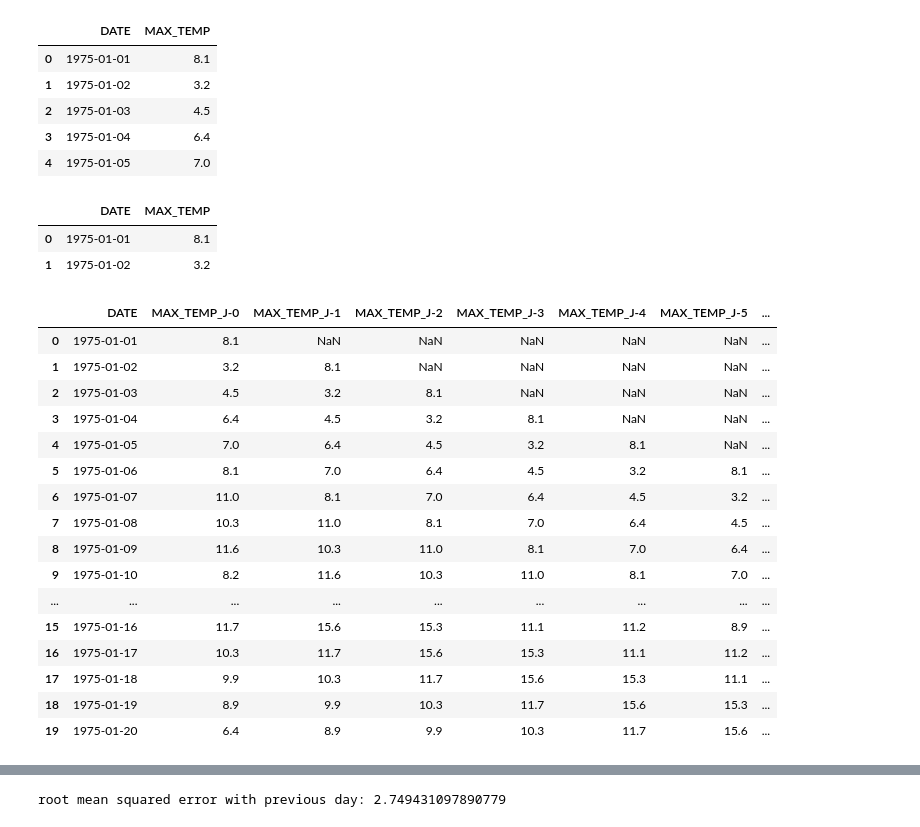
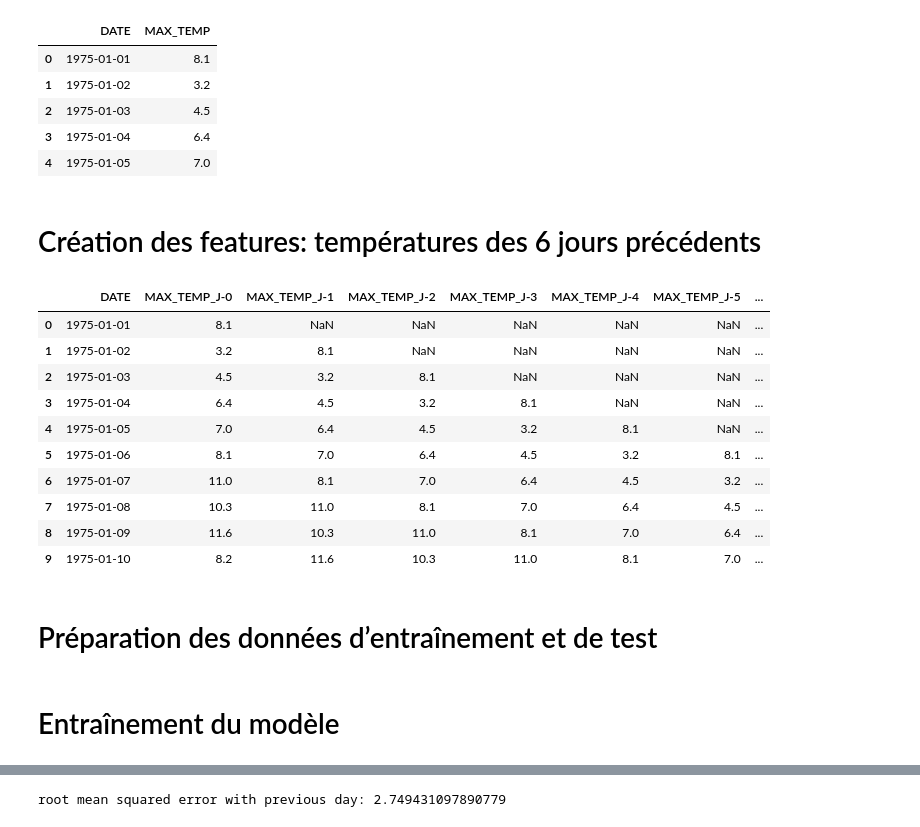
Before and after one commit to VincentVillet/temperatures-predictions, a Jupyter notebook: 2_random_forest_prediction.ipynb, the cells around one changed output, grey strips where cells are left out. Cells and saved outputs as stored; diff of their text form; code cells hidden in the pictures.

```diff
--- a/2_random_forest_prediction.ipynb
+++ b/2_random_forest_prediction.ipynb
@@ -17,45 +19,31 @@ full_meteo.head()
 | 2 | 1975-01-03 | 4.5 |
 | 3 | 1975-01-04 | 6.4 |
 | 4 | 1975-01-05 | 7.0 |
-# %%
-test_df = full_meteo[full_meteo["DATE"] <= datetime(1975, 1, 2)]
-test_df.head()
-# %% [output]
-|  | DATE | MAX_TEMP |
-| 0 | 1975-01-01 | 8.1 |
-| 1 | 1975-01-02 | 3.2 |
+# %% [markdown]
+# Création des features: températures des 6 jours précédents
 # %%
-df_list = []
+final_df = full_meteo.copy()
+
 for i in range(7):
-    df = full_meteo.copy()
-    df["DATE"] = df["DATE"].apply(lambda x: x + timedelta(days=i))
-    df = df.rename(columns={"MAX_TEMP": "MAX_TEMP_J-{}".format(str(i))})
-    df_list.append(df)
+    final_df["MAX_TEMP_J-{}".format(str(i))] = final_df["MAX_TEMP"].shift(i)
 
-final_df = df_list[0]
-for df in df_list[1:]:
-    final_df = pd.merge(final_df, df, on="DATE", how="left")
-
+final_df.drop("MAX_TEMP", axis=1, inplace=True)
 final_df["DAY_OF_YEAR"] = final_df["DATE"].apply(lambda x: x.timetuple().tm_yday)
-final_df.head(20)
+final_df.head(10)
 # %% [output]
 |  | DATE | MAX_TEMP_J-0 | MAX_TEMP_J-1 | MAX_TEMP_J-2 | MAX_TEMP_J-3 | MAX_TEMP_J-4 | MAX_TEMP_J-5 | ... |
 | 0 | 1975-01-01 | 8.1 | NaN | NaN | NaN | NaN | NaN | ... |
 | 1 | 1975-01-02 | 3.2 | 8.1 | NaN | NaN | NaN | NaN | ... |
 | 2 | 1975-01-03 | 4.5 | 3.2 | 8.1 | NaN | NaN | NaN | ... |
 | 3 | 1975-01-04 | 6.4 | 4.5 | 3.2 | 8.1 | NaN | NaN | ... |
 | 4 | 1975-01-05 | 7.0 | 6.4 | 4.5 | 3.2 | 8.1 | NaN | ... |
 | 5 | 1975-01-06 | 8.1 | 7.0 | 6.4 | 4.5 | 3.2 | 8.1 | ... |
 | 6 | 1975-01-07 | 11.0 | 8.1 | 7.0 | 6.4 | 4.5 | 3.2 | ... |
 | 7 | 1975-01-08 | 10.3 | 11.0 | 8.1 | 7.0 | 6.4 | 4.5 | ... |
 | 8 | 1975-01-09 | 11.6 | 10.3 | 11.0 | 8.1 | 7.0 | 6.4 | ... |
 | 9 | 1975-01-10 | 8.2 | 11.6 | 10.3 | 11.0 | 8.1 | 7.0 | ... |
-| ... | ... | ... | ... | ... | ... | ... | ... | ... |
-| 15 | 1975-01-16 | 11.7 | 15.6 | 15.3 | 11.1 | 11.2 | 8.9 | ... |
-| 16 | 1975-01-17 | 10.3 | 11.7 | 15.6 | 15.3 | 11.1 | 11.2 | ... |
-| 17 | 1975-01-18 | 9.9 | 10.3 | 11.7 | 15.6 | 15.3 | 11.1 | ... |
-| 18 | 1975-01-19 | 8.9 | 9.9 | 10.3 | 11.7 | 15.6 | 15.3 | ... |
-| 19 | 1975-01-20 | 6.4 | 8.9 | 9.9 | 10.3 | 11.7 | 15.6 | ... |
+# %% [markdown]
+# Préparation des données d’entraînement et de test
 # %%
 meteo_df_train = final_df[(final_df["DATE"] <= datetime(2010, 1, 1)) & (final_df["DATE"] > datetime(1975, 1, 6))]
 meteo_df_test = final_df[final_df["DATE"] > datetime(2010, 1, 1)]
@@ -69,4 +58,6 @@ x_test = meteo_df_test[["MAX_TEMP_J-1", "MAX_TEMP_J-2", "MAX_TEMP_J-3", "MAX_TEM
 y_test = meteo_df_test["MAX_TEMP_J-0"].values
+# %% [markdown]
+# Entraînement du modèle
 # %%
 from sklearn.ensemble import RandomForestRegressor
 from sklearn.model_selection import GridSearchCV
```
Also changed, not shown: parts of 17 cells of this notebook.
